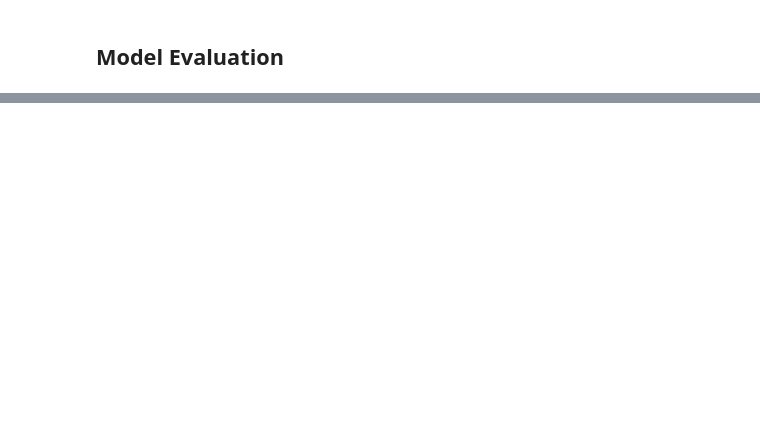
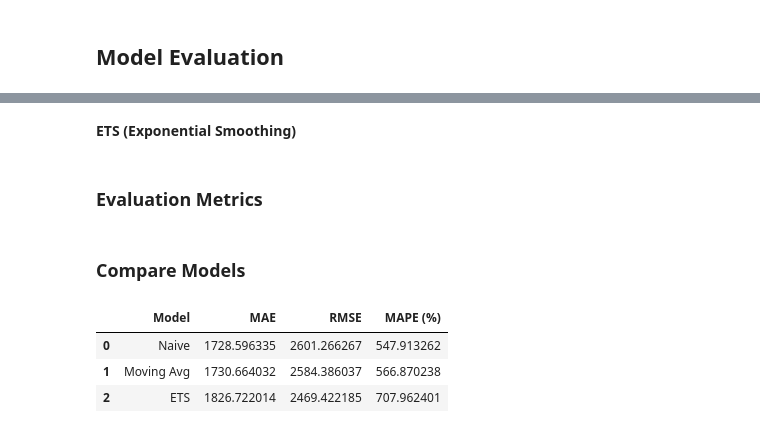
Before and after one commit to pnistha11/retailinsights360, a Jupyter notebook: RetailInsights360.ipynb, the cells around one changed output, grey strips where cells are left out. Saved outputs shown, nothing was run; the diff lists cells and outputs as text; code cells hidden in the pictures; blank space fills up the shorter version.

```diff
--- a/RetailInsights360.ipynb
+++ b/RetailInsights360.ipynb
@@ -494,0 +716,3 @@ plt.show()
+# %%
+naive_forecast = y_train.iloc[-1]
+naive_preds = [naive_forecast] * len(y_test)
@@ -494,0 +726,53 @@ plt.show()
+# %% [markdown]
+**ETS (Exponential Smoothing)**
+# %%
+from statsmodels.tsa.holtwinters import ExponentialSmoothing
+
+ets_model = ExponentialSmoothing(
+    y_train,
+    trend='add',
+    seasonal='add',
+    seasonal_periods=7
+)
+
+ets_fit = ets_model.fit()
+ets_preds = ets_fit.forecast(len(y_test))
+# %% [markdown]
+### **Evaluation Metrics**
+# %%
+from sklearn.metrics import mean_absolute_error, mean_squared_error
+import numpy as np
+
+def evaluate_model(y_true, y_pred):
+    mae = mean_absolute_error(y_true, y_pred)
+    rmse = np.sqrt(mean_squared_error(y_true, y_pred))
+    mape = np.mean(np.abs((y_true - y_pred) / y_true)) * 100
+    return mae, rmse, mape
+# %% [markdown]
+### **Compare Models**
+# %%
+results = pd.DataFrame({
+    'Model': ['Naive', 'Moving Avg', 'ETS'],
+    'MAE': [
+        evaluate_model(y_test, naive_preds)[0],
+        evaluate_model(y_test, ma_preds)[0],
+        evaluate_model(y_test, ets_preds)[0]
+    ],
+    'RMSE': [
+        evaluate_model(y_test, naive_preds)[1],
+        evaluate_model(y_test, ma_preds)[1],
+        evaluate_model(y_test, ets_preds)[1]
+    ],
+    'MAPE (%)': [
+        evaluate_model(y_test, naive_preds)[2],
+        evaluate_model(y_test, ma_preds)[2],
+        evaluate_model(y_test, ets_preds)[2]
+    ]
+})
+
+results
+# %% [output]
+|  | Model | MAE | RMSE | MAPE (%) |
+| 0 | Naive | 1728.596335 | 2601.266267 | 547.913262 |
+| 1 | Moving Avg | 1730.664032 | 2584.386037 | 566.870238 |
+| 2 | ETS | 1826.722014 | 2469.422185 | 707.962401 |
```
Also changed, not shown: parts of 49 cells of this notebook.
